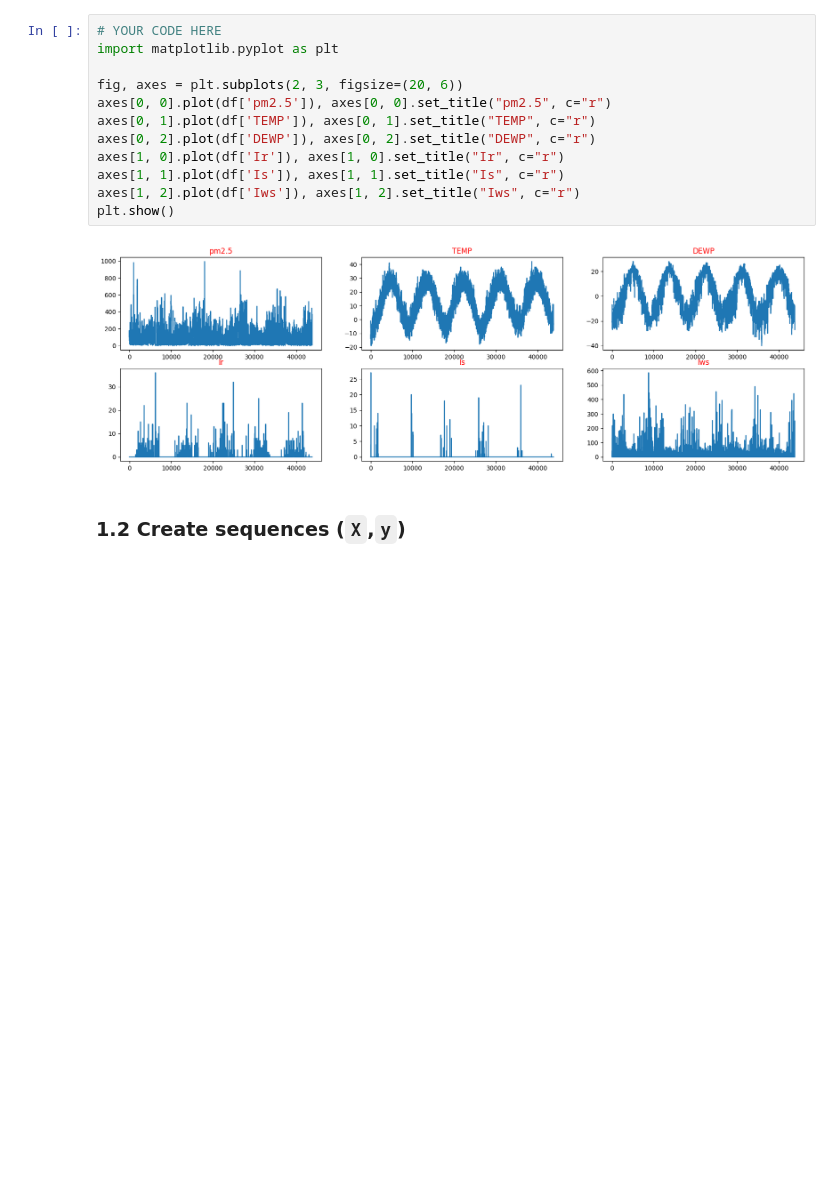
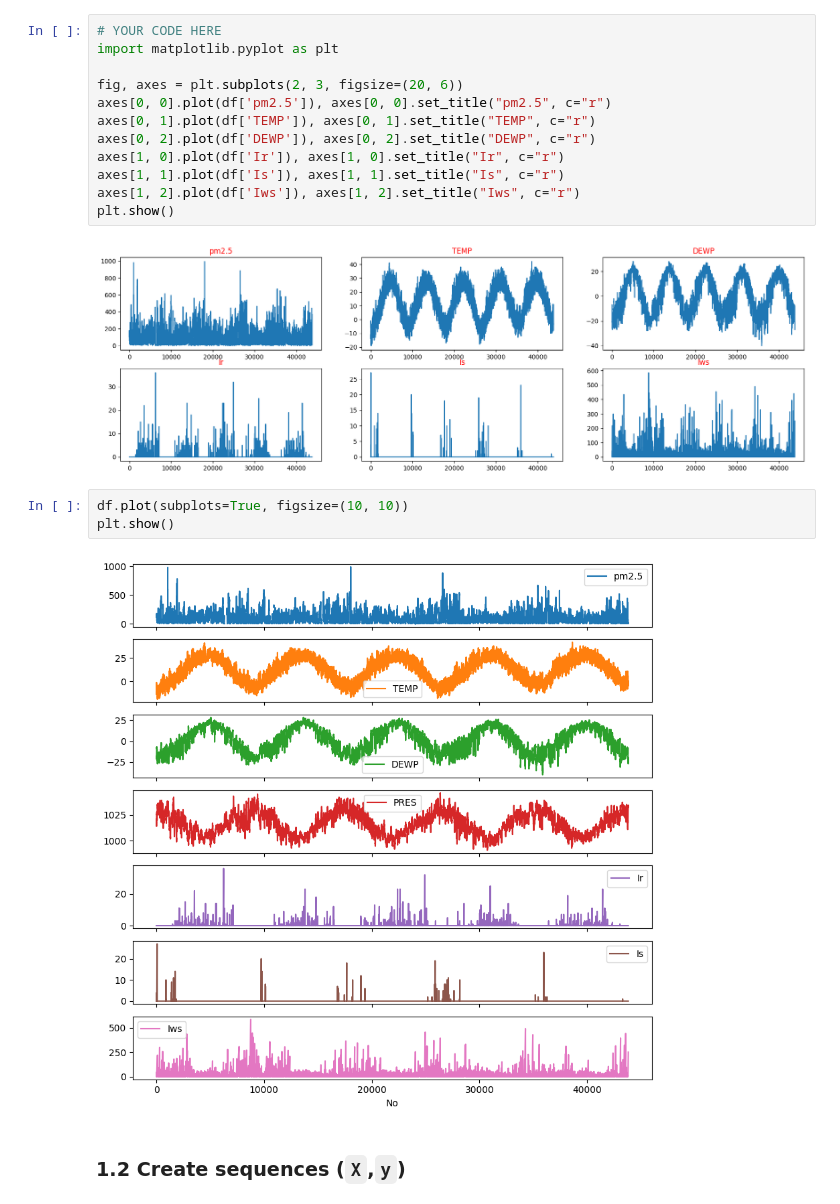
Before and after one commit to marlierecharlie/brief_28_RNN, a Jupyter notebook: Mission3/predict_air_pollution.ipynb, the cells around one changed output. Saved outputs shown, nothing was run; the diff lists cells and outputs as text; blank space fills up the shorter version.

```diff
--- a/Mission3/predict_air_pollution.ipynb
+++ b/Mission3/predict_air_pollution.ipynb
@@ -73,6 +68,11 @@ axes[1, 2].plot(df['Iws']), axes[1, 2].set_title("Iws", c="r")
 plt.show()
 # %% [output]
 [figure]
+# %%
+df.plot(subplots=True, figsize=(10, 10))
+plt.show()
+# %% [output]
+[figure, added]
 # %% [markdown]
 ### 1.2 Create sequences (`X`,`y`)
 # %% [markdown]
```
Also changed, not shown: parts of 18 cells of this notebook.
